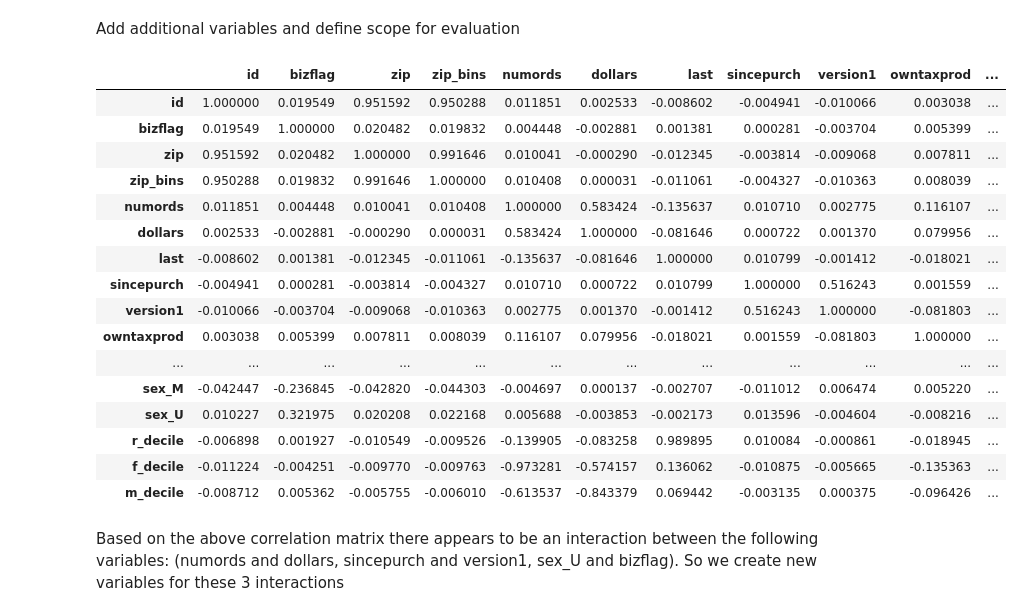
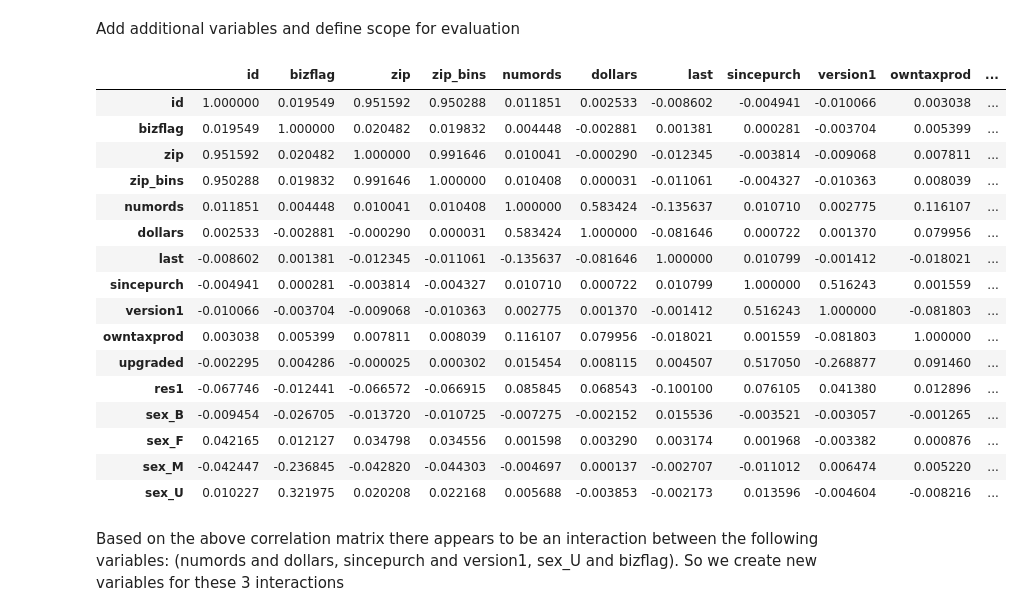
Before and after one commit to adeng/mba263-projects, a Jupyter notebook: Intuit Group Assignment.ipynb, the cells around one changed output. Saved outputs shown, nothing was run; the diff lists cells and outputs as text; code cells hidden in the pictures.

```diff
--- a/Intuit Group Assignment.ipynb
+++ b/Intuit Group Assignment.ipynb
@@ -46,36 +46,27 @@ Add additional variables and define scope for evaluation
 # %%
 # Add transformational ordinal and indicator variables
 data = pandas.get_dummies(data, columns=['sex'])
 
-# Define deciles for RFM
-data['r_decile'] = mba263.ntile(data['last'], 10)
-data['f_decile'] = mba263.ntile(data['numords'], 10)
-data['m_decile'] = mba263.ntile(data['dollars'], 10)
-
-# Reverse frequency and monetary deciles where we want higher first
-data['f_decile'] = 9 - data['f_decile']
-data['m_decile'] = 9 - data['m_decile']
-
 # Explore variable correlation
 data.corr()
 # %% [output]
 |  | id | bizflag | zip | zip_bins | numords | dollars | last | sincepurch | version1 | owntaxprod | ... |
 | id | 1.000000 | 0.019549 | 0.951592 | 0.950288 | 0.011851 | 0.002533 | -0.008602 | -0.004941 | -0.010066 | 0.003038 | ... |
 | bizflag | 0.019549 | 1.000000 | 0.020482 | 0.019832 | 0.004448 | -0.002881 | 0.001381 | 0.000281 | -0.003704 | 0.005399 | ... |
 | zip | 0.951592 | 0.020482 | 1.000000 | 0.991646 | 0.010041 | -0.000290 | -0.012345 | -0.003814 | -0.009068 | 0.007811 | ... |
 | zip_bins | 0.950288 | 0.019832 | 0.991646 | 1.000000 | 0.010408 | 0.000031 | -0.011061 | -0.004327 | -0.010363 | 0.008039 | ... |
 | numords | 0.011851 | 0.004448 | 0.010041 | 0.010408 | 1.000000 | 0.583424 | -0.135637 | 0.010710 | 0.002775 | 0.116107 | ... |
 | dollars | 0.002533 | -0.002881 | -0.000290 | 0.000031 | 0.583424 | 1.000000 | -0.081646 | 0.000722 | 0.001370 | 0.079956 | ... |
 | last | -0.008602 | 0.001381 | -0.012345 | -0.011061 | -0.135637 | -0.081646 | 1.000000 | 0.010799 | -0.001412 | -0.018021 | ... |
 | sincepurch | -0.004941 | 0.000281 | -0.003814 | -0.004327 | 0.010710 | 0.000722 | 0.010799 | 1.000000 | 0.516243 | 0.001559 | ... |
 | version1 | -0.010066 | -0.003704 | -0.009068 | -0.010363 | 0.002775 | 0.001370 | -0.001412 | 0.516243 | 1.000000 | -0.081803 | ... |
 | owntaxprod | 0.003038 | 0.005399 | 0.007811 | 0.008039 | 0.116107 | 0.079956 | -0.018021 | 0.001559 | -0.081803 | 1.000000 | ... |
-| ... | ... | ... | ... | ... | ... | ... | ... | ... | ... | ... | ... |
+| upgraded | -0.002295 | 0.004286 | -0.000025 | 0.000302 | 0.015454 | 0.008115 | 0.004507 | 0.517050 | -0.268877 | 0.091460 | ... |
+| res1 | -0.067746 | -0.012441 | -0.066572 | -0.066915 | 0.085845 | 0.068543 | -0.100100 | 0.076105 | 0.041380 | 0.012896 | ... |
+| sex_B | -0.009454 | -0.026705 | -0.013720 | -0.010725 | -0.007275 | -0.002152 | 0.015536 | -0.003521 | -0.003057 | -0.001265 | ... |
+| sex_F | 0.042165 | 0.012127 | 0.034798 | 0.034556 | 0.001598 | 0.003290 | 0.003174 | 0.001968 | -0.003382 | 0.000876 | ... |
 | sex_M | -0.042447 | -0.236845 | -0.042820 | -0.044303 | -0.004697 | 0.000137 | -0.002707 | -0.011012 | 0.006474 | 0.005220 | ... |
 | sex_U | 0.010227 | 0.321975 | 0.020208 | 0.022168 | 0.005688 | -0.003853 | -0.002173 | 0.013596 | -0.004604 | -0.008216 | ... |
-| r_decile | -0.006898 | 0.001927 | -0.010549 | -0.009526 | -0.139905 | -0.083258 | 0.989895 | 0.010084 | -0.000861 | -0.018945 | ... |
-| f_decile | -0.011224 | -0.004251 | -0.009770 | -0.009763 | -0.973281 | -0.574157 | 0.136062 | -0.010875 | -0.005665 | -0.135363 | ... |
-| m_decile | -0.008712 | 0.005362 | -0.005755 | -0.006010 | -0.613537 | -0.843379 | 0.069442 | -0.003135 | 0.000375 | -0.096426 | ... |
 # %% [markdown]
 Based on the above correlation matrix there appears to be an interaction between the following variables: (numords and dollars, sincepurch and version1, sex_U and bizflag). So we create new variables for these 3 interactions
 # %%
```
Also changed, not shown: parts of 18 cells of this notebook, 1 other file.
